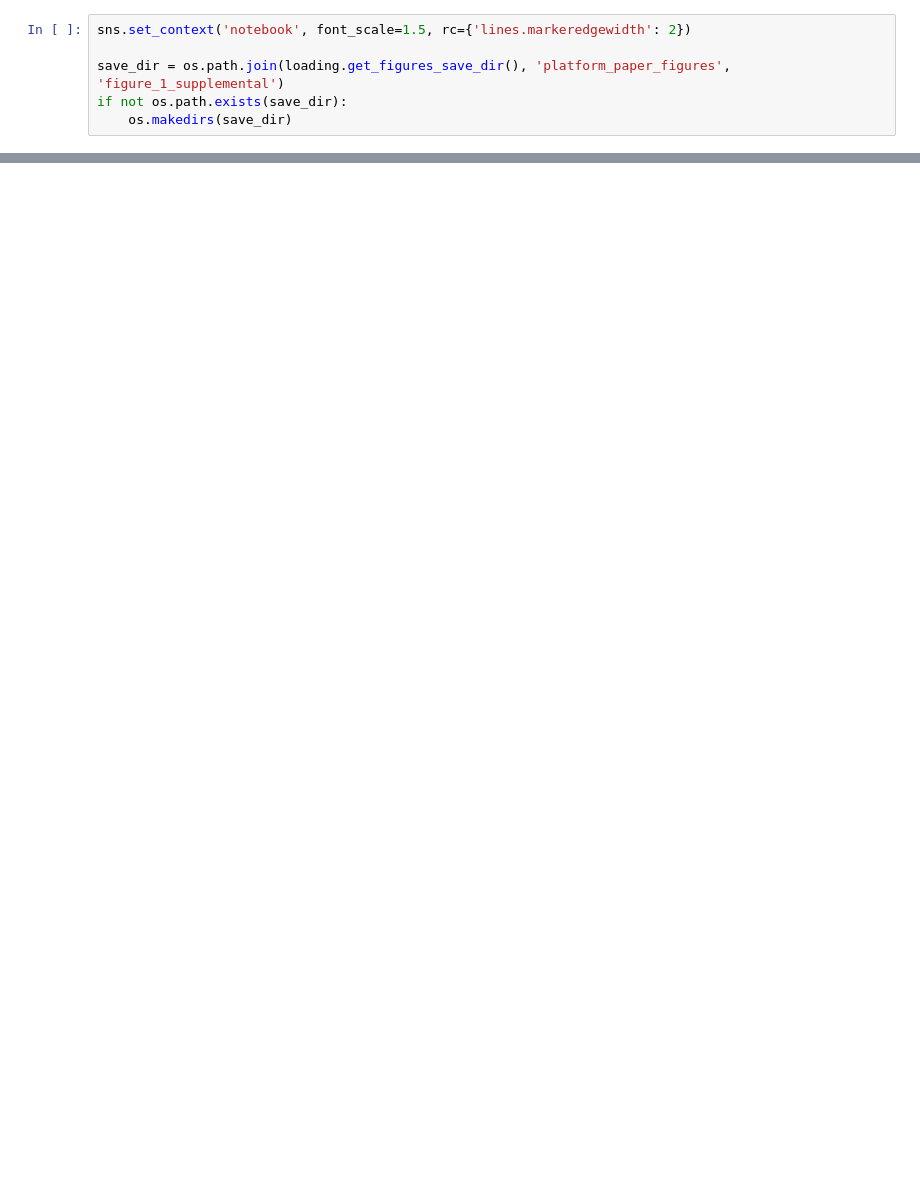
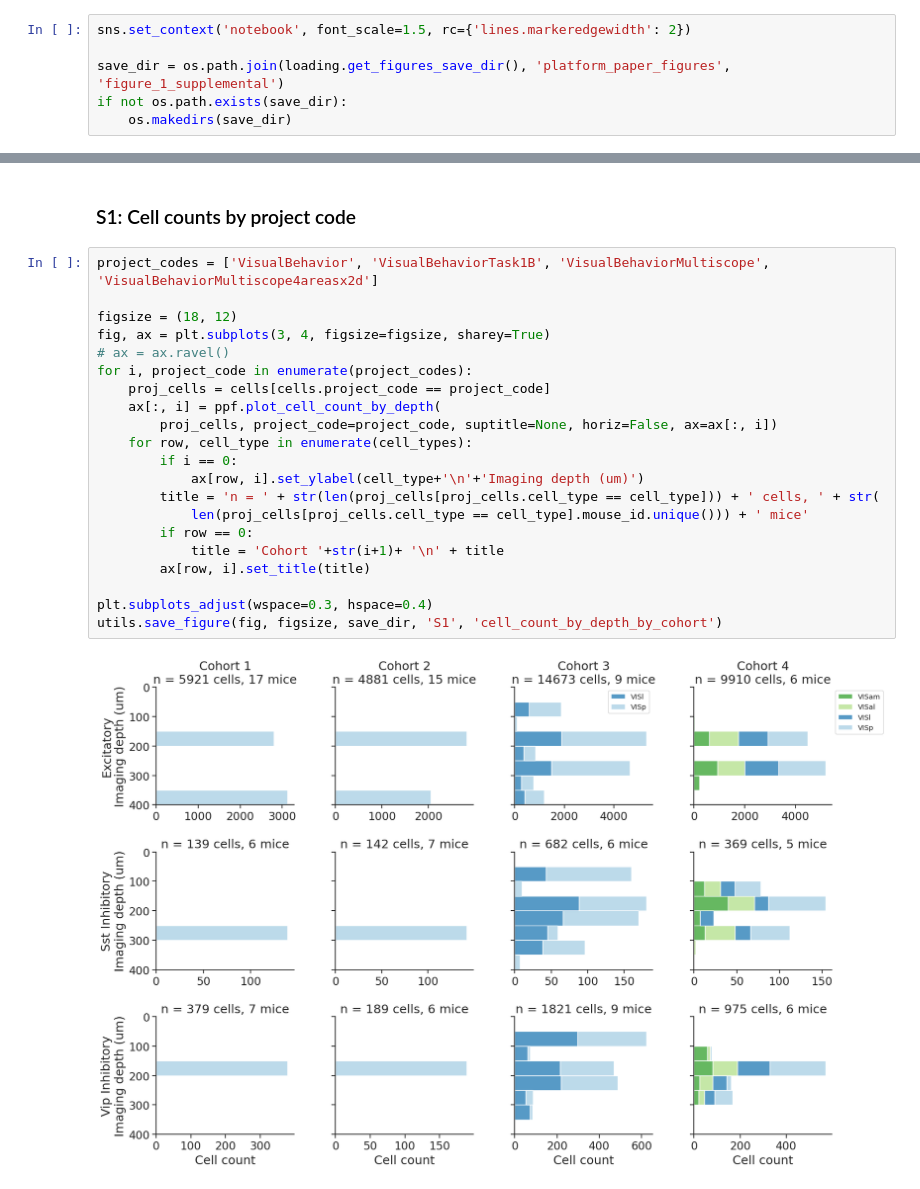
Before and after one commit to AllenInstitute/visual_behavior_analysis, a Jupyter notebook: notebooks/platform_paper_figures/figure_1_supplemental.ipynb, the cells around one changed output, grey strips where cells are left out. Saved outputs shown, nothing was run; the diff lists cells and outputs as text; blank space fills up the shorter version.

```diff
--- a/notebooks/platform_paper_figures/figure_1_supplemental.ipynb
+++ b/notebooks/platform_paper_figures/figure_1_supplemental.ipynb
@@ -460,0 +131,25 @@ for mouse_id in sst_mice.index.values[:5]:
+# %% [markdown]
+### S1: Cell counts by project code
+# %%
+project_codes = ['VisualBehavior', 'VisualBehaviorTask1B', 'VisualBehaviorMultiscope', 'VisualBehaviorMultiscope4areasx2d']
+
+figsize = (18, 12)
+fig, ax = plt.subplots(3, 4, figsize=figsize, sharey=True)
+# ax = ax.ravel()
+for i, project_code in enumerate(project_codes):
+    proj_cells = cells[cells.project_code == project_code]
+    ax[:, i] = ppf.plot_cell_count_by_depth(
+        proj_cells, project_code=project_code, suptitle=None, horiz=False, ax=ax[:, i])
+    for row, cell_type in enumerate(cell_types):
+        if i == 0:
+            ax[row, i].set_ylabel(cell_type+'\n'+'Imaging depth (um)')
+        title = 'n = ' + str(len(proj_cells[proj_cells.cell_type == cell_type])) + ' cells, ' + str(
+            len(proj_cells[proj_cells.cell_type == cell_type].mouse_id.unique())) + ' mice'
+        if row == 0:
+            title = 'Cohort '+str(i+1)+ '\n' + title
+        ax[row, i].set_title(title)
+
+plt.subplots_adjust(wspace=0.3, hspace=0.4)
+utils.save_figure(fig, figsize, save_dir, 'S1', 'cell_count_by_depth_by_cohort')
+# %% [output]
+[figure, added]
```
Also changed, not shown: parts of 46 cells of this notebook, 24 other files.
